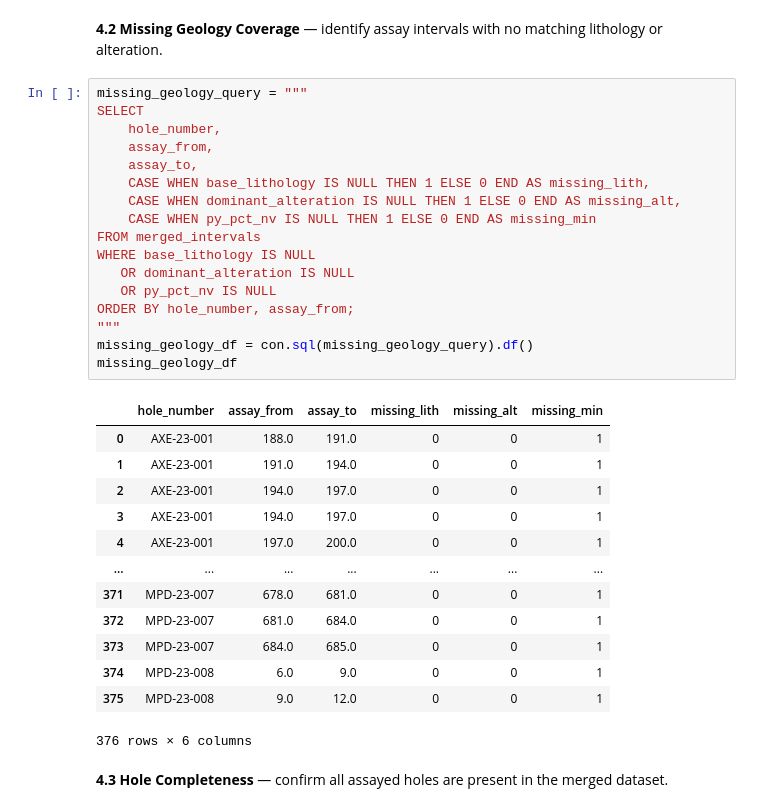
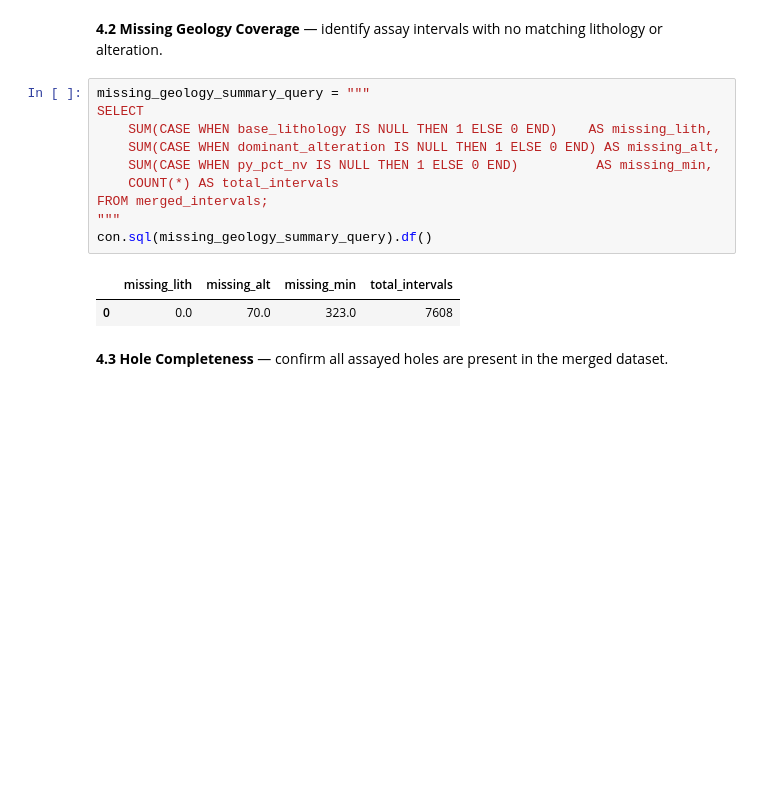
Before and after one commit to Maxpeligro/mpd-exploration-drilling-analysis, a Jupyter notebook: Notebooks/03_sql_data_merging_and_analysis.ipynb, the cells around one changed output. Drawn from its saved outputs; the diff is of its cells as text; blank space fills up the shorter version.

```diff
--- a/Notebooks/03_sql_data_merging_and_analysis.ipynb
+++ b/Notebooks/03_sql_data_merging_and_analysis.ipynb
@@ -281,36 +281,18 @@ interval_alignment_df
 # %% [markdown]
 **4.2 Missing Geology Coverage** — identify assay intervals with no matching lithology or alteration.
 # %%
-missing_geology_query = """
+missing_geology_summary_query = """
 SELECT
-    hole_number,
-    assay_from,
-    assay_to,
-    CASE WHEN base_lithology IS NULL THEN 1 ELSE 0 END AS missing_lith,
-    CASE WHEN dominant_alteration IS NULL THEN 1 ELSE 0 END AS missing_alt,
-    CASE WHEN py_pct_nv IS NULL THEN 1 ELSE 0 END AS missing_min
-FROM merged_intervals
-WHERE base_lithology IS NULL
-   OR dominant_alteration IS NULL
-   OR py_pct_nv IS NULL
-ORDER BY hole_number, assay_from;
+    SUM(CASE WHEN base_lithology IS NULL THEN 1 ELSE 0 END)    AS missing_lith,
+    SUM(CASE WHEN dominant_alteration IS NULL THEN 1 ELSE 0 END) AS missing_alt,
+    SUM(CASE WHEN py_pct_nv IS NULL THEN 1 ELSE 0 END)          AS missing_min,
+    COUNT(*) AS total_intervals
+FROM merged_intervals;
 """
-missing_geology_df = con.sql(missing_geology_query).df()
-missing_geology_df
+con.sql(missing_geology_summary_query).df()
 # %% [output]
-|  | hole_number | assay_from | assay_to | missing_lith | missing_alt | missing_min |
-| 0 | AXE-23-001 | 188.0 | 191.0 | 0 | 0 | 1 |
-| 1 | AXE-23-001 | 191.0 | 194.0 | 0 | 0 | 1 |
-| 2 | AXE-23-001 | 194.0 | 197.0 | 0 | 0 | 1 |
-| 3 | AXE-23-001 | 194.0 | 197.0 | 0 | 0 | 1 |
-| 4 | AXE-23-001 | 197.0 | 200.0 | 0 | 0 | 1 |
-| ... | ... | ... | ... | ... | ... | ... |
-| 371 | MPD-23-007 | 678.0 | 681.0 | 0 | 0 | 1 |
-| 372 | MPD-23-007 | 681.0 | 684.0 | 0 | 0 | 1 |
-| 373 | MPD-23-007 | 684.0 | 685.0 | 0 | 0 | 1 |
-| 374 | MPD-23-008 | 6.0 | 9.0 | 0 | 0 | 1 |
-| 375 | MPD-23-008 | 9.0 | 12.0 | 0 | 0 | 1 |
+|  | missing_lith | missing_alt | missing_min | total_intervals |
+| 0 | 0.0 | 70.0 | 323.0 | 7608 |
-376 rows × 6 columns
 # %% [markdown]
 **4.3 Hole Completeness** — confirm all assayed holes are present in the merged dataset.
 # %%
```
Also changed, not shown: 3 other files.
